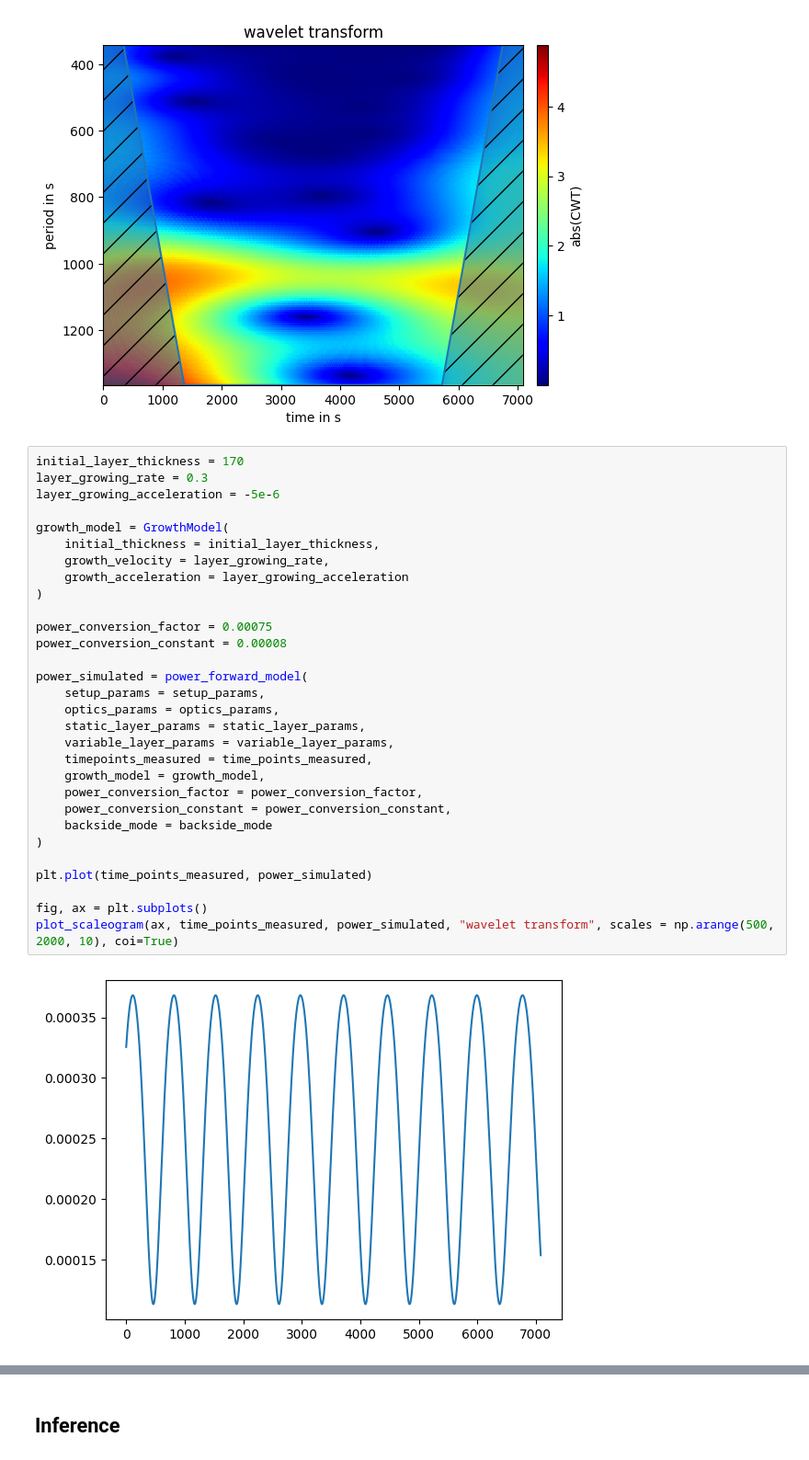
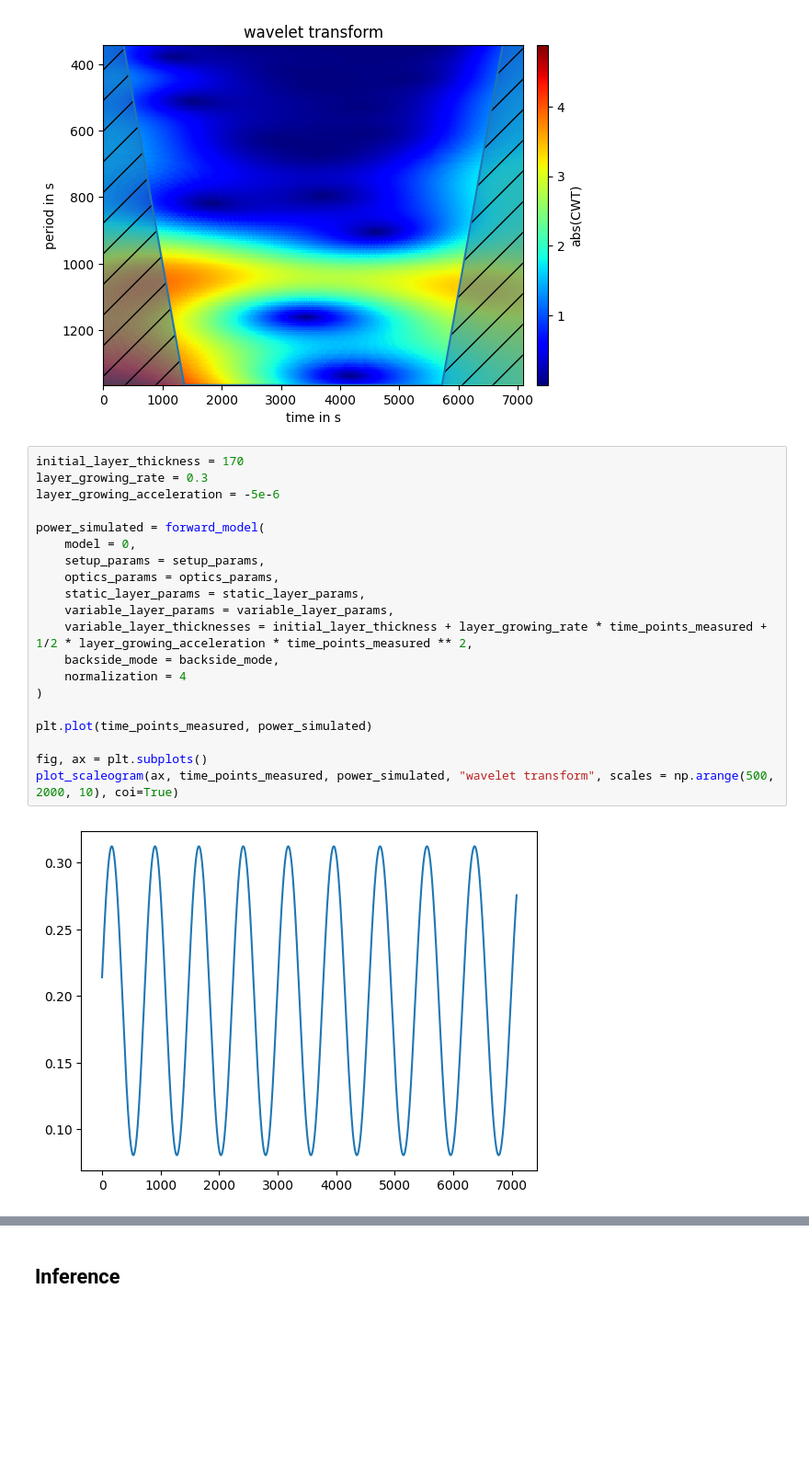
Before and after one commit to leo1200/thin-films, a Jupyter notebook: notebooks/one_growing_layer.ipynb, the cells around one changed output, grey strips where cells are left out. Shown at 92% size. Saved outputs shown, nothing was run; the diff lists cells and outputs as text; blank space fills up the shorter version.

```diff
--- a/notebooks/one_growing_layer.ipynb
+++ b/notebooks/one_growing_layer.ipynb
@@ -324,32 +322,22 @@ plot_scaleogram(ax, time_points_measured, power_measured, "wavelet transform", s
 # %%
 initial_layer_thickness = 170
 layer_growing_rate = 0.3
 layer_growing_acceleration = -5e-6
 
-growth_model = GrowthModel(
-    initial_thickness = initial_layer_thickness,
-    growth_velocity = layer_growing_rate,
-    growth_acceleration = layer_growing_acceleration
-)
-
-power_conversion_factor = 0.00075
-power_conversion_constant = 0.00008
-
-power_simulated = power_forward_model(
+power_simulated = forward_model(
+    model = 0,
     setup_params = setup_params,
     optics_params = optics_params,
     static_layer_params = static_layer_params,
     variable_layer_params = variable_layer_params,
-    timepoints_measured = time_points_measured,
-    growth_model = growth_model,
-    power_conversion_factor = power_conversion_factor,
-    power_conversion_constant = power_conversion_constant,
-    backside_mode = backside_mode
+    variable_layer_thicknesses = initial_layer_thickness + layer_growing_rate * time_points_measured + 1/2 * layer_growing_acceleration * time_points_measured ** 2,
+    backside_mode = backside_mode,
+    normalization = 4
 )
 
 plt.plot(time_points_measured, power_simulated)
 
 fig, ax = plt.subplots()
 plot_scaleogram(ax, time_points_measured, power_simulated, "wavelet transform", scales = np.arange(500, 2000, 10), coi=True)
 # %% [output]
-[figure, old version]
+[figure, new version]
```
Also changed, not shown: parts of 5 cells of this notebook, 23 other files.
